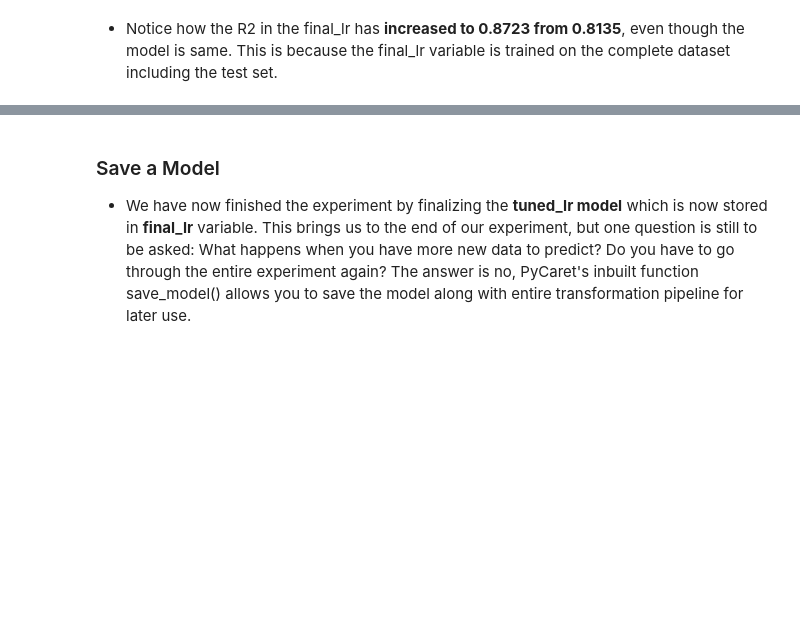
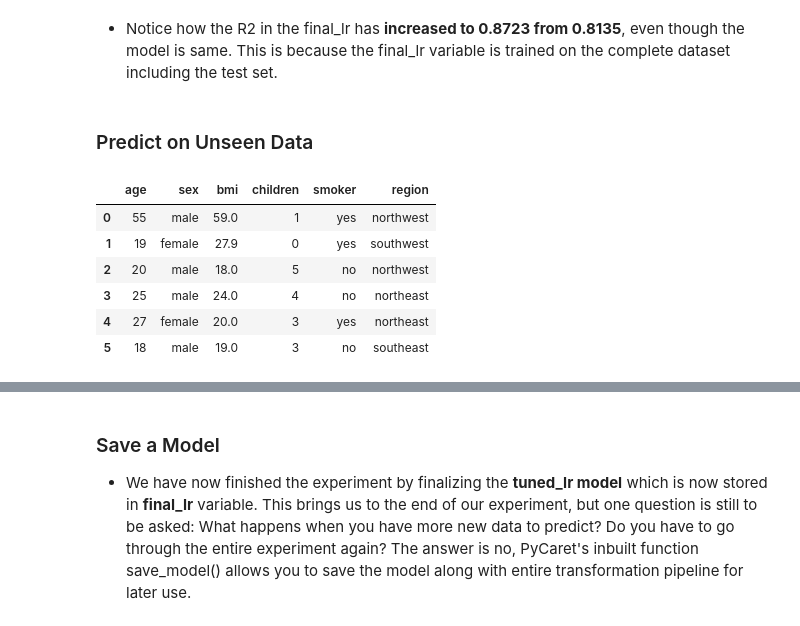
Before and after one commit to SouleymaneSow/deployment-pycaret-heroku-flask, a Jupyter notebook: Insurance - Model Training Notebook.ipynb, the cells around one changed output, grey strips where cells are left out. Drawn from its saved outputs; the diff is of its cells as text; code cells hidden in the pictures; blank space fills up the shorter version.

```diff
--- a/Insurance - Model Training Notebook.ipynb
+++ b/Insurance - Model Training Notebook.ipynb
@@ -324,2 +329,22 @@ predict_model(final_lr);
 # %% [markdown]
 - Notice how the R2 in the final_lr has **increased to 0.8723 from 0.8135**, even though the model is same. This is because the final_lr variable is trained on the complete dataset including the test set.
+# %% [markdown]
+### Predict on Unseen Data
+# %%
+data_unseen = {'age': [55,19,20,25,27,18],
+               'sex': ['male','female','male','male','female','male'],
+               'bmi': [59,27.90,18,24,20,19],
+               'children': [1,0,5,4,3,3],
+               'smoker': ['yes','yes','no','no','yes','no'],
+               'region': ['northwest','southwest','northwest','northeast','northeast','southeast']}
+
+data_unseen = pd.DataFrame(data_unseen,columns=['age','sex','bmi','children','smoker','region'])
+data_unseen
+# %% [output]
+|  | age | sex | bmi | children | smoker | region |
+| 0 | 55 | male | 59.0 | 1 | yes | northwest |
+| 1 | 19 | female | 27.9 | 0 | yes | southwest |
+| 2 | 20 | male | 18.0 | 5 | no | northwest |
+| 3 | 25 | male | 24.0 | 4 | no | northeast |
+| 4 | 27 | female | 20.0 | 3 | yes | northeast |
+| 5 | 18 | male | 19.0 | 3 | no | southeast |
```
Also changed, not shown: parts of 23 cells of this notebook, 2 other files.
